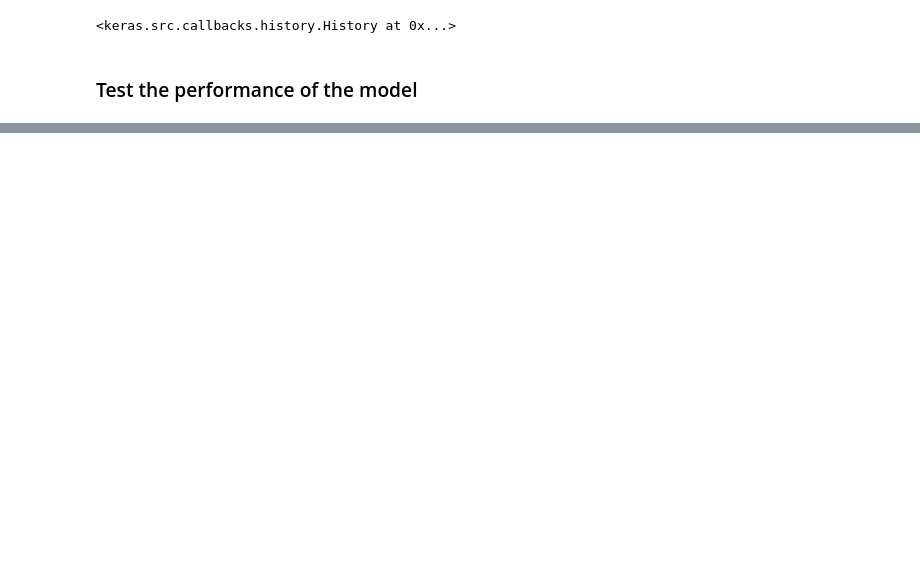
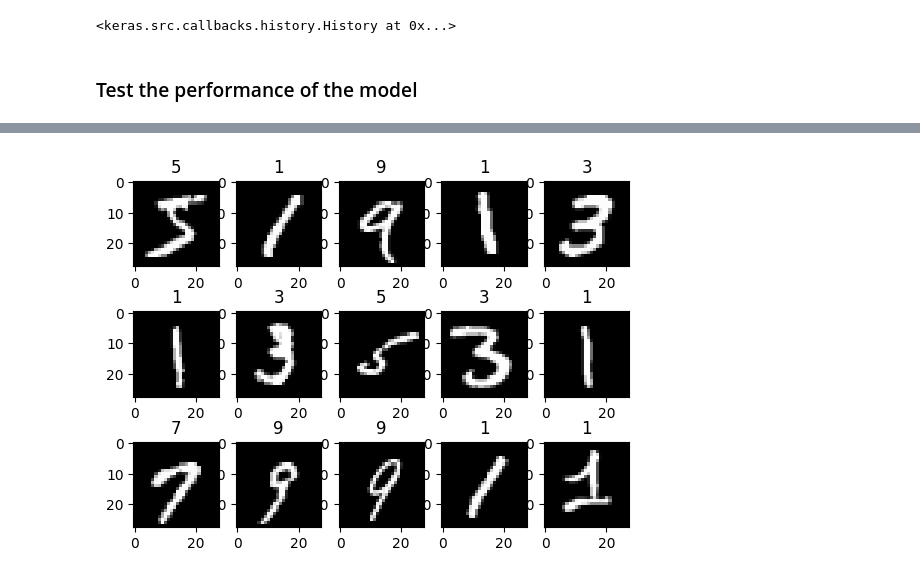
Before and after one commit to MdSourav76046/AI_Lab-4.1, a Jupyter notebook: Solutions/3.ipynb, the cells around one changed output, grey strips where cells are left out. Cells and saved outputs as stored; diff of their text form; code cells hidden in the pictures; blank space fills up the shorter version.

```diff
--- a/Solutions/3.ipynb
+++ b/Solutions/3.ipynb
@@ -74,7 +86,9 @@ testX = testX.astype("float32") / 255
 # %%
 inputs = Input((28, 28, 1), name = 'InputLayer')
 x = Flatten()(inputs)
-x = Dense(1024, activation = 'relu')(x)
+x = Dense(128, activation = 'relu')(x)
+x = Dense(256, activation = 'relu')(x)
+x = Dense(512, activation = 'relu')(x)
 outputs = Dense(10, name = 'OutputLayer', activation = 'softmax')(x)
 model = Model(inputs, outputs, name = 'Multi-Class-Classifier')
 model.summary()
@@ -150,0 +158,84 @@ OriginalY   PredictedY
+# %%
+from tensorflow.keras.datasets.mnist import load_data
+import matplotlib.pyplot as plt
+import numpy as np
+from tensorflow.keras.utils import to_categorical
+from tensorflow.keras.layers import Input, Flatten, Dense
+from tensorflow.keras.models import Model
+
+def display_img(img_set, title_set):
+    n = len(title_set)
+    for i in range(n):
+        plt.subplot(3, 5, i + 1)
+        plt.imshow(img_set[i], cmap='gray')
+        plt.title(title_set[i])
+    plt.show()
+    plt.close()
+
+# Load MNIST data
+(trainX, trainY), (testX, testY) = load_data()
+
+# Filter for odd digits in training set
+oddX = []
+oddY = []
+for i in range(len(trainX)):
+    if trainY[i] % 2 == 1:
+        oddX.append(trainX[i])
+        oddY.append(trainY[i])
+
+# Filter for odd digits in test set (FIXED HERE)
+oddTestX = []
+oddTestY = []
+for i in range(len(testX)):
+    if testY[i] % 2 == 1:
+        oddTestX.append(testX[i])
+        oddTestY.append(testY[i])
+
+# Assign filtered data
+trainX = np.array(oddX)
+trainY = np.array(oddY)
+testX = np.array(oddTestX)
+testY = np.array(oddTestY)
+
+# Display samples
+display_img(trainX[:15], trainY[:15])
+
+# Reshape input for model
+trainX = np.expand_dims(trainX, axis=-1)
+testX = np.expand_dims(testX, axis=-1)
+
+# Normalize pixel values
+trainX = trainX.astype("float32") / 255
+testX = testX.astype("float32") / 255
+
+# One-hot encode the labels (still use 10 outputs for consistency)
+trainY = to_categorical(trainY, num_classes=10)
+testY = to_categorical(testY, num_classes=10)
+
+# Build a simple fully connected model
+inputs = Input((28, 28, 1), name='InputLayer')
+x = Flatten()(inputs)
+x = Dense(128, activation='relu')(x)
+x = Dense(256, activation='relu')(x)
+x = Dense(512, activation='relu')(x)
+outputs = Dense(10, activation='softmax', name='OutputLayer')(x)
+model = Model(inputs, outputs, name='Multi-Class-Classifier')
+
+# Compile and train
+model.summary()
+model.compile(optimizer="rmsprop", loss='categorical_crossentropy', metrics=['accuracy'])
+model.fit(trainX, trainY, batch_size=128, validation_split=0.1, epochs=10)
+
+# Evaluate on test set
+loss, accuracy = model.evaluate(testX, testY)
+print(f"\nTest Accuracy: {accuracy * 100:.2f}%")
+
+# Predict and compare some results
+predictY = model.predict(testX)
+
+print('\nOriginalY   PredictedY')
+print('=========   ==========')
+for i in range(10):
+    print(np.argmax(testY[i]), '\t\t', np.argmax(predictY[i]))
+# %% [output]
+[figure, added]
```
Also changed, not shown: parts of 8 cells of this notebook, 1 other file.
